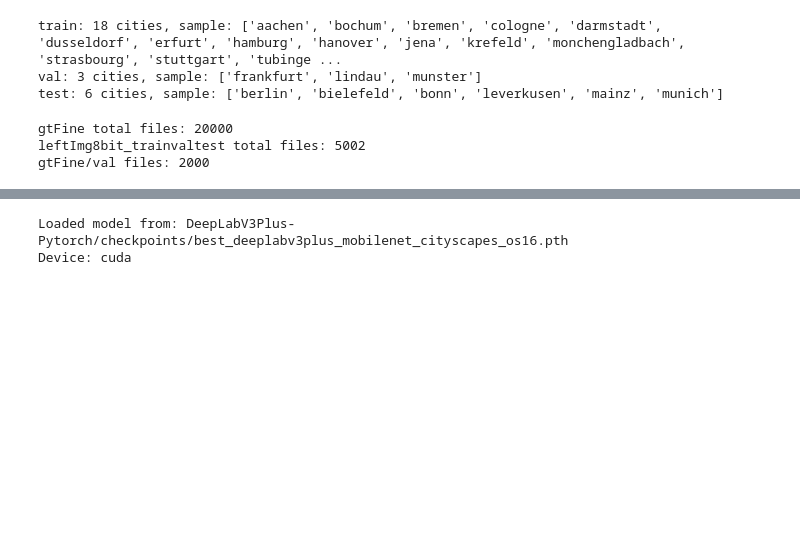
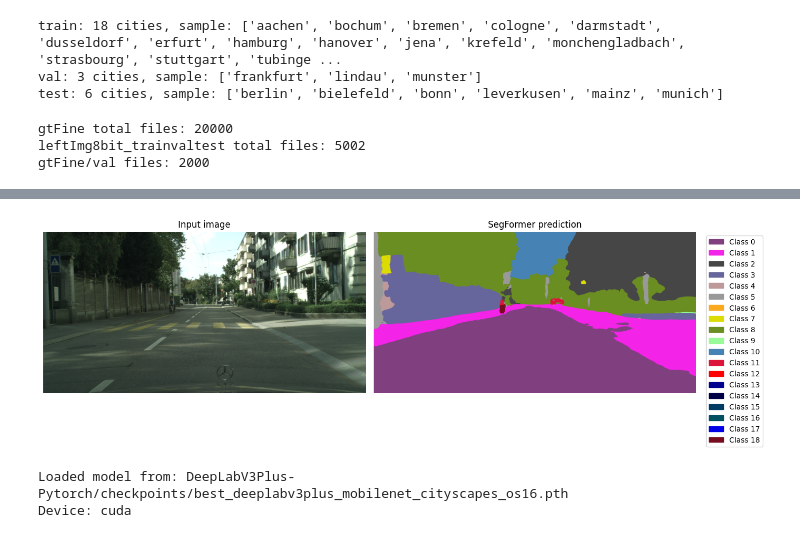
Before and after one commit to TheRoboticsClub/gsoc2026-Tejas_Stanley, a Jupyter notebook: cityscapes_explore.ipynb, the cells around one changed output, grey strips where cells are left out. Drawn from its saved outputs; the diff is of its cells as text; code cells hidden in the pictures; blank space fills up the shorter version.

```diff
--- a/cityscapes_explore.ipynb
+++ b/cityscapes_explore.ipynb
@@ -138,0 +165,92 @@ GT: datasets/cityscapes/gtFine/train/ulm/ulm_000079_000019_gtFine_labelIds.png
+# %%
+from PIL import Image
+import torch
+import matplotlib.pyplot as plt
+from transformers import AutoImageProcessor, SegformerForSemanticSegmentation
+
+model_name = "nvidia/segformer-b0-finetuned-cityscapes-1024-1024"
+
+image_path = (
+    "PerceptionMetrics/perceptionmetrics/local/data/cityscapes/"
+    "leftImg8bit_trainvaltest/leftImg8bit/train/zurich/"
+    "zurich_000094_000019_leftImg8bit.png"
+)
+
+image = Image.open(image_path).convert("RGB")
+
+processor = AutoImageProcessor.from_pretrained(model_name)
+model = SegformerForSemanticSegmentation.from_pretrained(model_name)
+model.eval()
+
+inputs = processor(images=image, return_tensors="pt")
+
+with torch.no_grad():
+    outputs = model(**inputs)
+
+logits = outputs.logits
+
+upsampled_logits = torch.nn.functional.interpolate(
+    logits,
+    size=image.size[::-1],  # PIL gives width, height; torch wants height, width
+    mode="bilinear",
+    align_corners=False,
+)
+
+pred = upsampled_logits.argmax(dim=1)[0].cpu().numpy()
+print(np.unique(pred), "unique values in prediction")
+
+colors = np.array(
+    [
+        [128, 64, 128],
+        [244, 35, 232],
+        [70, 70, 70],
+        [102, 102, 156],
+        [190, 153, 153],
+        [153, 153, 153],
+        [250, 170, 30],
+        [220, 220, 0],
+        [107, 142, 35],
+        [152, 251, 152],
+        [70, 130, 180],
+        [220, 20, 60],
+        [255, 0, 0],
+        [0, 0, 142],
+        [0, 0, 70],
+        [0, 60, 100],
+        [0, 80, 100],
+        [0, 0, 230],
+        [119, 11, 32],
+    ],
+    dtype=np.uint8,
+)
+
+pred_color = colors[pred]
+
+plt.figure(figsize=(14, 6))
+
+plt.subplot(1, 2, 1)
+plt.imshow(image)
+plt.axis("off")
+plt.title("Input image")
+
+plt.subplot(1, 2, 2)
+plt.imshow(pred_color)
+plt.axis("off")
+plt.title("SegFormer prediction")
+
+handles = [
+    plt.Rectangle((0, 0), 1, 1, color=colors[i] / 255.0)
+    for i in range(len(colors))
+]
+labels = [f"Class {i}" for i in range(len(colors))]
+
+plt.legend(
+    handles=handles,
+    labels=labels,
+    loc="upper left",
+    bbox_to_anchor=(1.02, 1),
+)
+
+plt.tight_layout()
+plt.show()
+# %% [output]
@@ -139,3 +258,4 @@ GT: datasets/cityscapes/gtFine/train/ulm/ulm_000079_000019_gtFine_labelIds.png
+[figure, added]
 # %%
 
 def load_deeplab_model(
```
Also changed, not shown: parts of 4 cells of this notebook, 5 other files.
